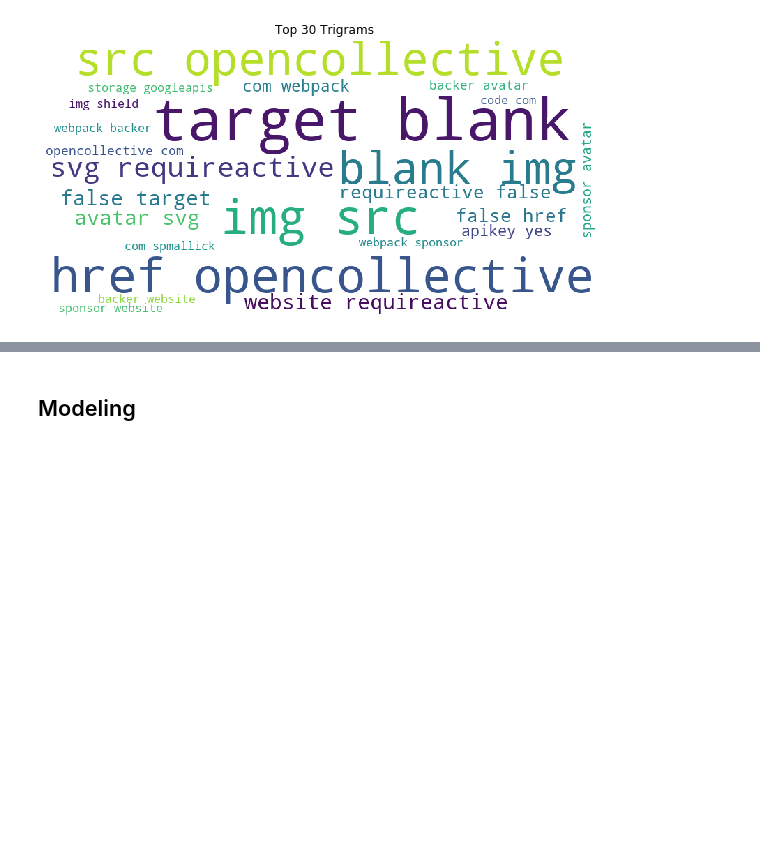
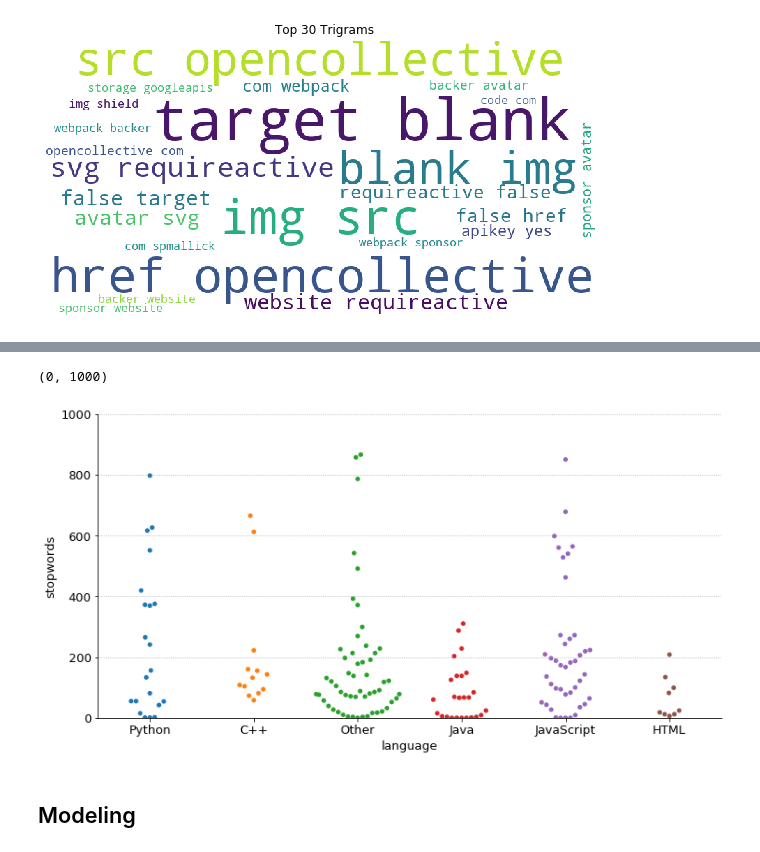
Before and after one commit to The-Tree-Muskeeters/git-language, a Jupyter notebook: nlp_project_ravinder.ipynb, the cells around one changed output, grey strips where cells are left out. Saved outputs shown, nothing was run; the diff lists cells and outputs as text; code cells hidden in the pictures; blank space fills up the shorter version.

```diff
--- a/nlp_project_ravinder.ipynb
+++ b/nlp_project_ravinder.ipynb
@@ -452,3 +473,10 @@ plt.ylim(0,1000)
+# %%
+plt.figure(figsize = (12,6))
+sns.swarmplot(x = 'language', y = 'stopwords', data = train)
+plt.ylim(0,1000)
+# %% [output]
+(0, 1000)
+[figure, added]
 # %% [markdown]
 ## Modeling
 # %%
```
Also changed, not shown: parts of 14 cells of this notebook.
